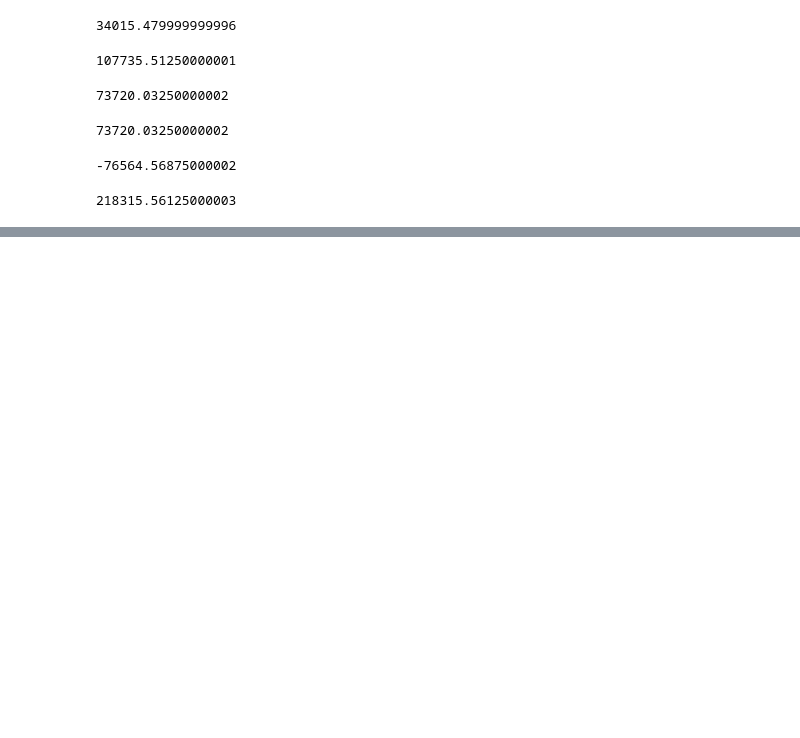
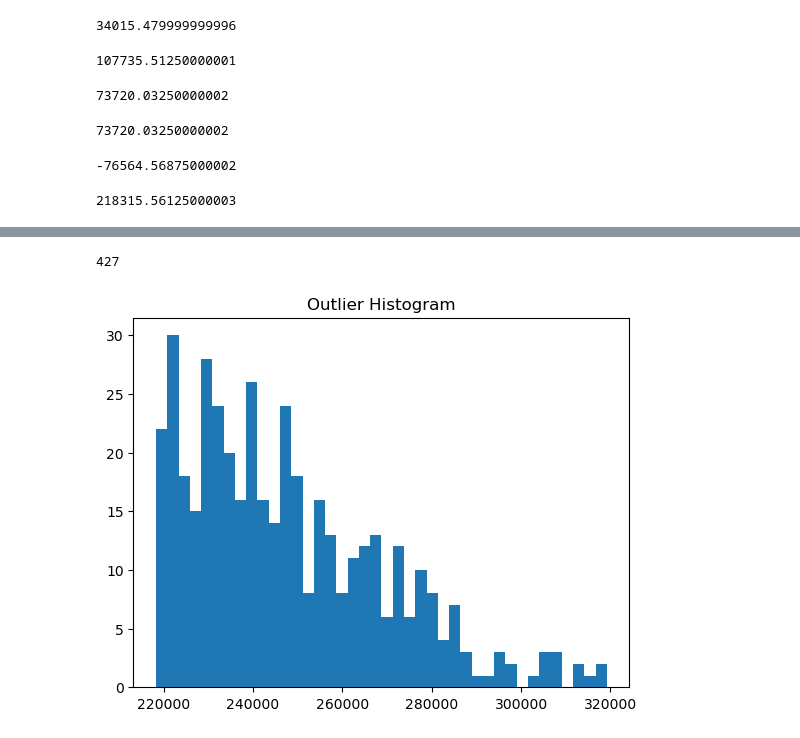
Before and after one commit to hemant467/Naresh-IT, a Jupyter notebook: Python 🐍 Sessions 📜/EDA : Exploratory Data Analysis 📜/Session 5 Numerical Column Analysis.ipynb, the cells around one changed output, grey strips where cells are left out. Cells and saved outputs as stored; diff of their text form; code cells hidden in the pictures; blank space fills up the shorter version.

```diff
--- a/Python 🐍 Sessions 📜/EDA : Exploratory Data Analysis 📜/Session 5 Numerical Column Analysis.ipynb
+++ b/Python 🐍 Sessions 📜/EDA : Exploratory Data Analysis 📜/Session 5 Numerical Column Analysis.ipynb
@@ -560,0 +568,5 @@ ub
+# %%
+visa_df=pd.read_csv(r"E:\Python Projects\Data Files\Visadataset.csv")
+
+cat=visa_df.select_dtypes(include='object').columns
+num=visa_df.select_dtypes(exclude='object').columns
@@ -560,0 +584,3 @@ ub
+# %%
+wage_data=visa_df['prevailing_wage']
+wage_data
@@ -560,0 +600,20 @@ ub
+# %%
+q1 = np.percentile(wage_data,25)
+q2 = np.percentile(wage_data,50)
+q3 = np.percentile(wage_data,75)
+IQR = q3 - q1
+lb = q1 - 1.5 * IQR
+ub = q3 + 1.5 * IQR
+con1 = wage_data < lb
+con2 = wage_data > ub
+con = con1 | con2
+outlier = wage_data[con]
+len(outlier)
+# %% [output]
+427
+# %%
+plt.title('Outlier Histogram')
+plt.hist(outlier,bins=40)
+plt.show()
+# %% [output]
+[figure, added]
```
Also changed, not shown: parts of 23 cells of this notebook.
